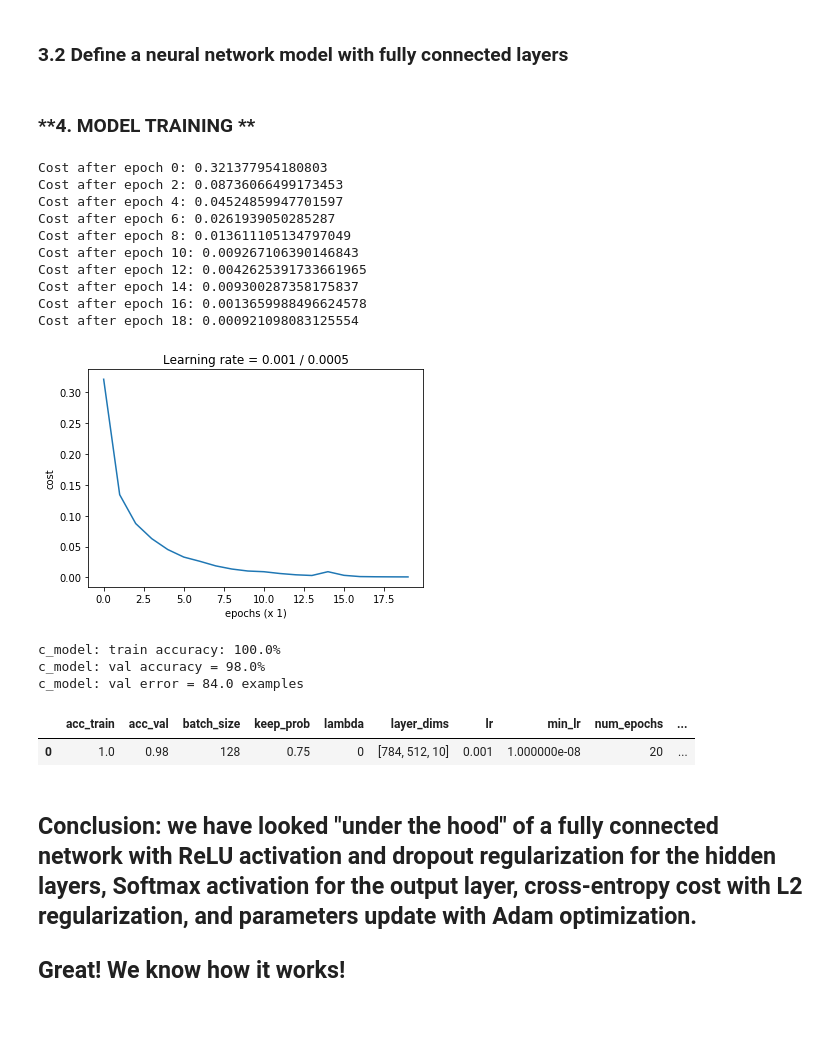
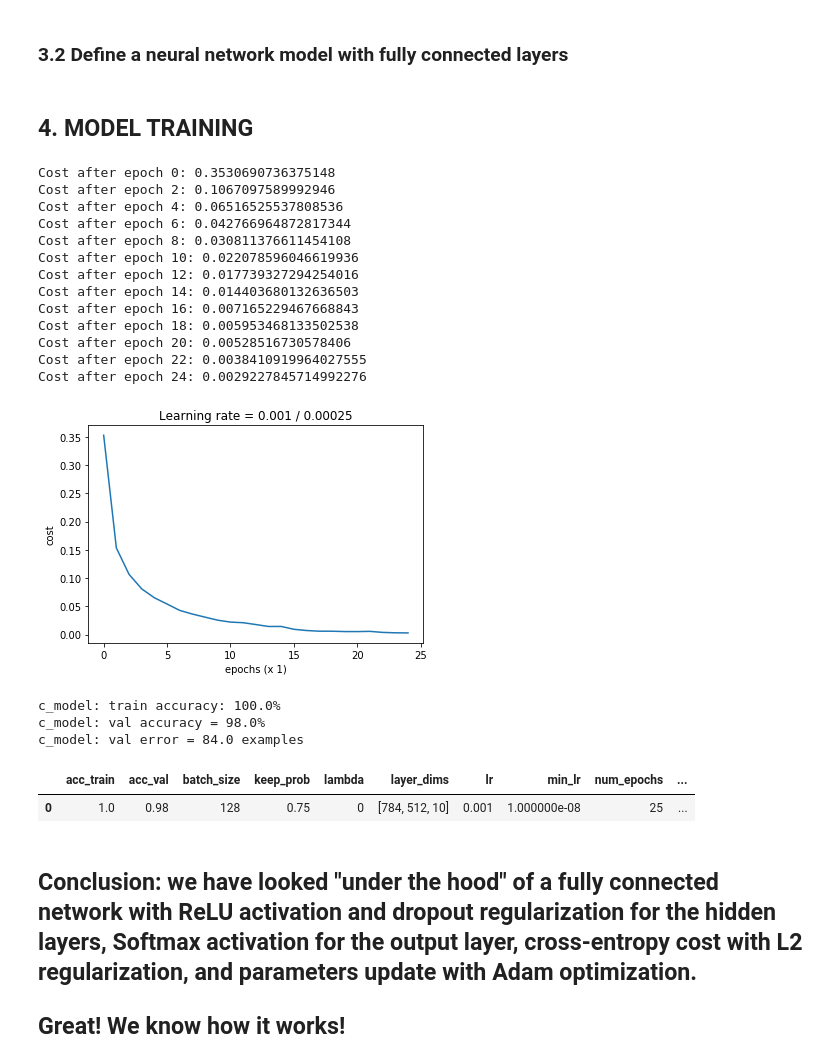
Before and after one commit to szaitseff/Kaggle, a Jupyter notebook: UnderTheHood_DenseNet_MNIST.ipynb, the cells around one changed output. Drawn from its saved outputs; the diff is of its cells as text; code cells hidden in the pictures; blank space fills up the shorter version.

Commit message:
Updated UTH_DN_MNIST.ipynb file - dropout in backprop

```diff
--- a/UnderTheHood_DenseNet_MNIST.ipynb
+++ b/UnderTheHood_DenseNet_MNIST.ipynb
@@ -216,7 +216,7 @@ def random_mini_batches(X, Y, batch_size):
         mini_batches.append(mini_batch)
 
     # Handling the end case (last mini-batch < mini_batch_size)
-    if m_train % batch_size != 0:
+    if m % batch_size != 0:
         mini_batch_X = shuffled_X[:, num_complete_minibatches*batch_size:]
         mini_batch_Y = shuffled_Y[:, num_complete_minibatches*batch_size:]
         mini_batch = (mini_batch_X, mini_batch_Y)
@@ -354,44 +354,32 @@ class Custom_model(object):
 
         # Lth layer (SOFTMAX -> LINEAR) gradients.
         W = self.get_params(f"W{L}") # get weights for the output layer
-        if keep_prob == 1:           # without dropout
-            A_prev, Z = caches[L-1]  # get inputs and linear activations for the output layer
-        elif keep_prob < 1:          # with dropout
-            A_prev, Z, D = caches[L-1]  # get inputs, linear activations and mask
+        A_prev, Z = caches[L-1]  # get inputs and linear activations for the output layer
         dZ = AL - Y                  # Gradient of the cost w.r.t. Z (from calculus)
         dW = (1./m) * dZ.dot(A_prev.T) + (lambd/m) * W  # Gradient of cost w.r.t. W
         db = (1./m) * np.sum(dZ, axis=1, keepdims=True) # Gradient of cost w.r.t. b
         dA_prev = np.dot(W.T,dZ)                        # Gradient of cost w.r.t. dA_prev
-        if keep_prob == 1:           # without dropout
-            pass
-        elif keep_prob < 1:          # with dropout
-            dA_prev *= D   # apply mask D to shutdown the same neurons as during forward prop
-            dA_prev /= keep_prob
         # Update the grads dictionary for the output layer
-        grads[f"dA{L-1}"] = dA_prev
         grads[f"dW{L}"], grads[f"db{L}"] = dW, db
 
         # l-th hidden layer: (RELU -> LINEAR) gradients.
         for l in reversed(range(1, L)):
             W = self.get_params(f"W{l}") # get weights for the l-th hidden layer
+            dA = dA_prev
             if keep_prob == 1:           # without dropout
                 A_prev, Z = caches[l-1]  # get ReLU & linear activations for l-th hidden layer
             elif keep_prob < 1:          # with dropout
-                A_prev, Z, D = caches[l-1]    # get ReLU & linear activations + mask
-            dZ = np.array(dA_prev, copy=True) # just converting dz to a correct object.
-            dZ[Z <= 0] = 0                    # when z <= 0, set dz to 0 as well.
+                A_prev, Z, D = caches[l-1]  # get ReLU & linear activations + mask
+                dA *= D                     # apply mask to shut down the same neurons as in f.p.
+                dA /= keep_prob             # scale the value of the remaining neurons
+            dZ = np.array(dA, copy=True)    # just converting dz to a correct object.
+            dZ[Z <= 0] = 0                  # when z <= 0, set dz to 0 as well.
             dW = (1./m) * dZ.dot(A_prev.T) + (lambd/m) * W  # Gradient of cost w.r.t. W
             db = (1./m) * np.sum(dZ, axis=1, keepdims=True) # Gradient of cost w.r.t. b
             dA_prev = np.dot(W.T,dZ)          # Gradient of cost w.r.t. dA_prev
-            if keep_prob == 1:                # without dropout
-                pass
-            elif keep_prob < 1:               # with dropout
-                dA_prev *= D  # apply mask to shutdown the same neurons as during forward prop
-                dA_prev /= keep_prob
             # Update the grads dictionary for the hidden layers
-            grads[f"dA{l-1}"] = dA_prev
+            grads[f"dA{l}"] = dA
             grads[f"dW{l}"], grads[f"db{l}"] = dW, db
-
         return grads
 
 
@@ -501,7 +489,7 @@ class Custom_model(object):
         return np.int64(p)
 
 
-    def fit(self, X, Y, batch_size, num_epochs, lr, min_lr=1e-6, lambd=0, keep_prob=1,
+    def fit(self, X, Y, batch_size=128, num_epochs=20, lr=1e-3, min_lr=1e-8, lambd=0, keep_prob=0.75,
             beta1=0.9, beta2=0.999, epsilon=1e-8, optimizer='adam', print_cost=False):
         """
         Implements an L-layer neural network: [LINEAR->RELU]*(L-1)->LINEAR->SOFTMAX.
@@ -574,7 +562,7 @@ class Custom_model(object):
             plt.title(f"Learning rate = {lr_0} / {lr}")
             plt.show()
 # %% [markdown]
-### **4. MODEL TRAINING  **
+## 4. MODEL TRAINING
 # %%
 # Create list to save journal records of the current session
 records_list = []
@@ -587,61 +575,64 @@ lr          = 1e-3   # the learning rate for the gradient descent
 min_lr      = 1e-8   # the lower threshold of the learning rate decay
 optimizer   = 'adam'
 batch_size  = 128
-num_epochs  = 20
+num_epochs  = 25
 lambd       = 0   # lambda - regularization hyperparameter, scalar
 keep_prob   = 0.75   # keep_prob - probability of keeping a neuron active during dropout
 
 # Train the model at various hyperparameters settings:
 c_model.fit(X_train, Y_train, batch_size=batch_size, num_epochs=num_epochs,
-            lr=lr, min_lr=min_lr, lambd=lambd, optimizer=optimizer,
-            print_cost=True)
+            lr=lr, min_lr=min_lr, lambd=lambd, keep_prob=keep_prob,
+            optimizer=optimizer, print_cost=True)
 
 # Evaluation on the train data:
 predict_train = c_model.predict(X_train)
 correct_train = np.argmax(predict_train, axis=0) == np.argmax(Y_train, axis=0)
 c_train_acc = round(np.sum(correct_train)/m_train, 2)
 
 # Evaluation on the validation data:
 predict_val = c_model.predict(X_val)
 correct_val = np.argmax(predict_val, axis=0) == np.argmax(Y_val, axis=0)
 c_val_acc = round(np.sum(correct_val)/m_val, 2)
 
 print(f"c_model: train accuracy: {c_train_acc * 100}%")
 print(f"c_model: val accuracy = {c_val_acc * 100}%")
 print(f'c_model: val error = {round((1 - c_val_acc) * m_val)} examples')
 
 # Update the journal of hyperparameters tuning records
 record = {'layer_dims'   : c_model.get_layer_dims(),
           'acc_train'    : c_train_acc,
           'acc_val'      : c_val_acc,
           'val_error'    : round((1 - c_val_acc) * m_val),
           'batch_size'   : batch_size,
           'num_epochs'   : num_epochs,
           'lr'           : lr,
           'min_lr'       : min_lr,
           'lambda'       : lambd,
           'keep_prob'    : keep_prob}
 
 records_list.append(record)
 journal = pd.DataFrame(records_list)   # saves records when repeatedly running the current cell
 journal
 # %% [output]
-Cost after epoch 0: 0.321377954180803
-Cost after epoch 2: 0.08736066499173453
-Cost after epoch 4: 0.04524859947701597
-Cost after epoch 6: 0.0261939050285287
-Cost after epoch 8: 0.013611105134797049
-Cost after epoch 10: 0.009267106390146843
-Cost after epoch 12: 0.0042625391733661965
-Cost after epoch 14: 0.009300287358175837
-Cost after epoch 16: 0.0013659988496624578
-Cost after epoch 18: 0.000921098083125554
+Cost after epoch 0: 0.3530690736375148
+Cost after epoch 2: 0.1067097589992946
+Cost after epoch 4: 0.06516525537808536
+Cost after epoch 6: 0.042766964872817344
+Cost after epoch 8: 0.030811376611454108
+Cost after epoch 10: 0.022078596046619936
+Cost after epoch 12: 0.017739327294254016
+Cost after epoch 14: 0.014403680132636503
+Cost after epoch 16: 0.007165229467668843
+Cost after epoch 18: 0.005953468133502538
+Cost after epoch 20: 0.00528516730578406
+Cost after epoch 22: 0.0038410919964027555
+Cost after epoch 24: 0.0029227845714992276
-[figure, old version]
+[figure, new version]
 c_model: train accuracy: 100.0%
 c_model: val accuracy = 98.0%
 c_model: val error = 84.0 examples
 |  | acc_train | acc_val | batch_size | keep_prob | lambda | layer_dims | lr | min_lr | num_epochs | ... |
-| 0 | 1.0 | 0.98 | 128 | 0.75 | 0 | [784, 512, 10] | 0.001 | 1.000000e-08 | 20 | ... |
+| 0 | 1.0 | 0.98 | 128 | 0.75 | 0 | [784, 512, 10] | 0.001 | 1.000000e-08 | 25 | ... |
 # %% [markdown]
 ## Conclusion: we have looked "under the hood" of a fully connected network with ReLU activation and dropout regularization for the hidden layers, Softmax activation for the output layer, cross-entropy cost with L2 regularization, and parameters update with Adam optimization.
 
```
Also changed, not shown: parts of 10 cells of this notebook.
